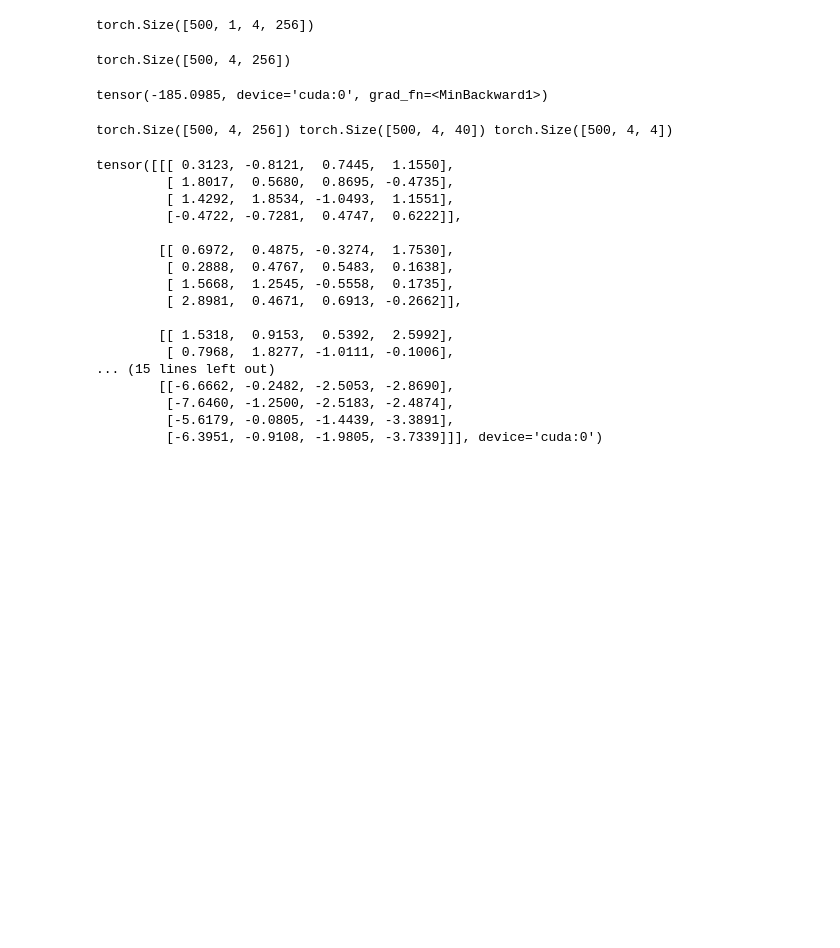
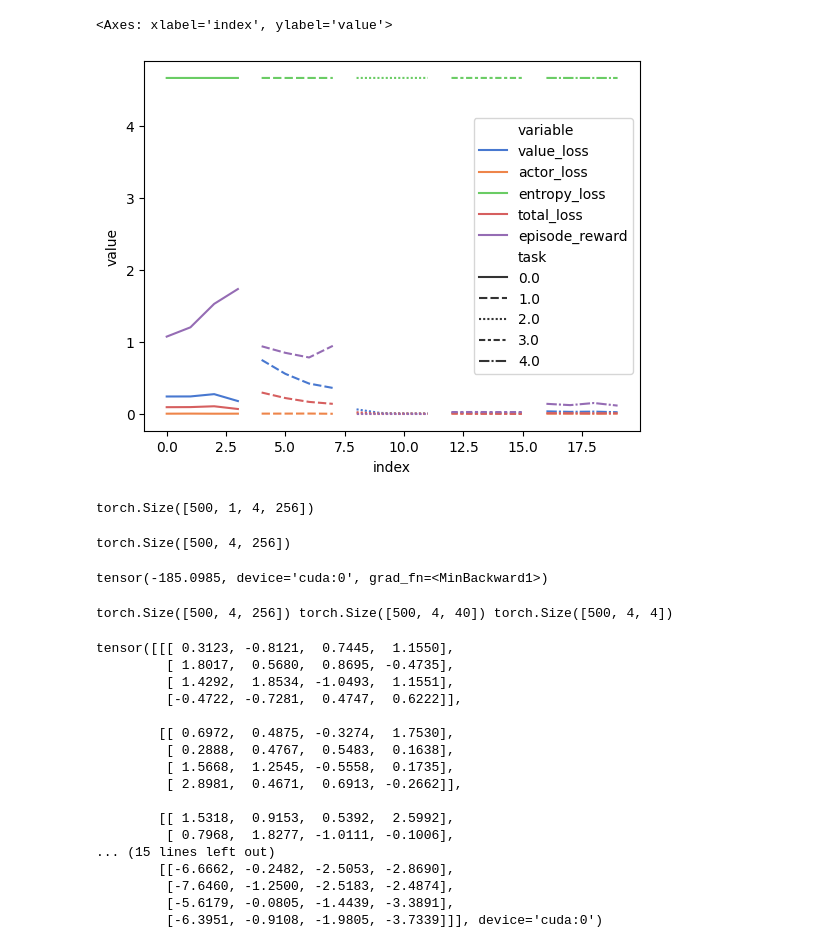
Before and after one commit to gdubbs100/right_left_brain_rl, a Jupyter notebook: continual_training_test.ipynb, the cells around one changed output. Saved outputs shown, nothing was run; the diff lists cells and outputs as text; code cells hidden in the pictures; blank space fills up the shorter version.

```diff
--- a/continual_training_test.ipynb
+++ b/continual_training_test.ipynb
@@ -101,7 +101,7 @@ def make_continual_env(env_id, **kwargs):
         return env
     return _thunk
 
-vec_envs = SubprocVecEnv([make_continual_env('continualMW-v0', **{'envs' : training_envs}) for i in range(4)])
+# vec_envs = SubprocVecEnv([make_continual_env('continualMW-v0', **{'envs' : training_envs}) for i in range(4)])
 # pyt_vec = VecPyTorch(vec_envs, device)
 # pyt_vec2 = VecPyTorch([make_continual_env('continualMW-v0', **{'envs' : training_envs}) for i in range(4)], device)
 # %%
@@ -192,19 +221,25 @@ class PyTorchVecEnvCont(VecEnvWrapper):
 # %%
-# num_episodes_per_update = 4
-envs = SubprocVecEnv([make_continual_env('continualMW-v0', **{'envs' : training_envs, 'steps_per_env': 500}) for i in range(num_processes)])
+num_processes = 4
+steps_per_env = 2000
+rollout_len = 500
+## effective steps_per_env = num_processes * steps_per_env = 8000
+envs = SubprocVecEnv([make_continual_env('continualMW-v0', **{'envs' : training_envs, 'steps_per_env': steps_per_env}) for i in range(num_processes)])
 env = PyTorchVecEnvCont(envs, device)
 storage = CustomOnlineStorage(
-    500, num_processes, env.observation_space.shape[0]+1, 0, 0,
+    rollout_len, num_processes, env.observation_space.shape[0]+1, 0, 0,
     env.action_space, ac.encoder.hidden_size, ac.encoder.latent_dim, False)
 res = dict()
+eps = 0
 while env.get_env_attr('cur_step') < env.get_env_attr('steps_limit'):
     print(f"current step: {env.get_env_attr('cur_step')}; limit: {env.get_env_attr('steps_limit')}")
     step = 0
-    eps = 0
+
 
     # if I do this, I need to make sure my returns are calculated correctly / the done flags work
     # for i in range(num_episodes_per_update):
     obs = env.reset()
+    current_task = env.get_env_attr("cur_seq_idx")
+    episode_reward = 0
     done = [False for _ in range(num_processes)]
     # print(f"running episode {i}")
     ## get prior??? how frequent?
@@ -225,6 +260,7 @@ while env.get_env_attr('cur_step') < env.get_env_attr('steps_limit'):
         assert all(done) == any(done), "Metaworld envs should all end simultaneously"
 
         obs = next_obs
+        episode_reward += reward.sum() / num_processes
 
         ## TODO: do I even need masks?
         # create mask for episode ends
@@ -249,7 +285,7 @@ while env.get_env_attr('cur_step') < env.get_env_attr('steps_limit'):
             task=None,
             actions=action.double(),
             rewards_raw=reward.squeeze(0),
-            rewards_normalised=reward.squeeze(0),#rew_normalised,
+            rewards_normalised=reward.squeeze(0),#rew_normalised, don't use
             value_preds=value.squeeze(0),
             masks=masks_done.squeeze(0), # do I even need these?
             bad_masks=bad_masks.squeeze(0),
@@ -263,8 +299,11 @@ while env.get_env_attr('cur_step') < env.get_env_attr('steps_limit'):
         # if step % num_updates ==0:
 
     # update at the end of each episode?
-    res[eps] = agent.update(storage)
+    res[eps] = (*agent.update(storage), current_task, episode_reward.cpu().detach().numpy())
+
     # # # should clear out old data
     storage.after_update()
+    # update total steps
+    # env.__setattr__('cur_step',  num_processes * rollout_len)
     eps+=1
 # %% [output]
@@ -287,0 +327,8 @@ res
+# %%
+import pandas as pd
+# import seaborn as sns
+new_res = {k:(*res[k][0:5], res[k][-1].cpu().detach().numpy() / 500) for k in res.keys()}
+df = pd.DataFrame(new_res)
+df.index = ['value_loss', 'actor_loss', 'entropy_loss', 'total_loss', 'task', 'episode_reward']
+df.T.reset_index().melt(id_vars = ['task', 'index'])
+# df.T.plot()
@@ -288,3 +349,19 @@ res
+# %%
+import seaborn as sns
+
+sns.lineplot(
+    data = df.T.reset_index().melt(id_vars = ['task', 'index']),
+    x = 'index',
+    y = 'value',
+    hue = 'variable',
+    palette = 'muted',
+    style='task'
+
+
+)
+# %% [output]
+<Axes: xlabel='index', ylabel='value'>
+[figure, added]
 # %%
 values, log_probs, action_values = agent.actor_critic.evaluate_actions(
     storage.prev_state[:-1],
```
Also changed, not shown: parts of 7 cells of this notebook, 4 other files.
